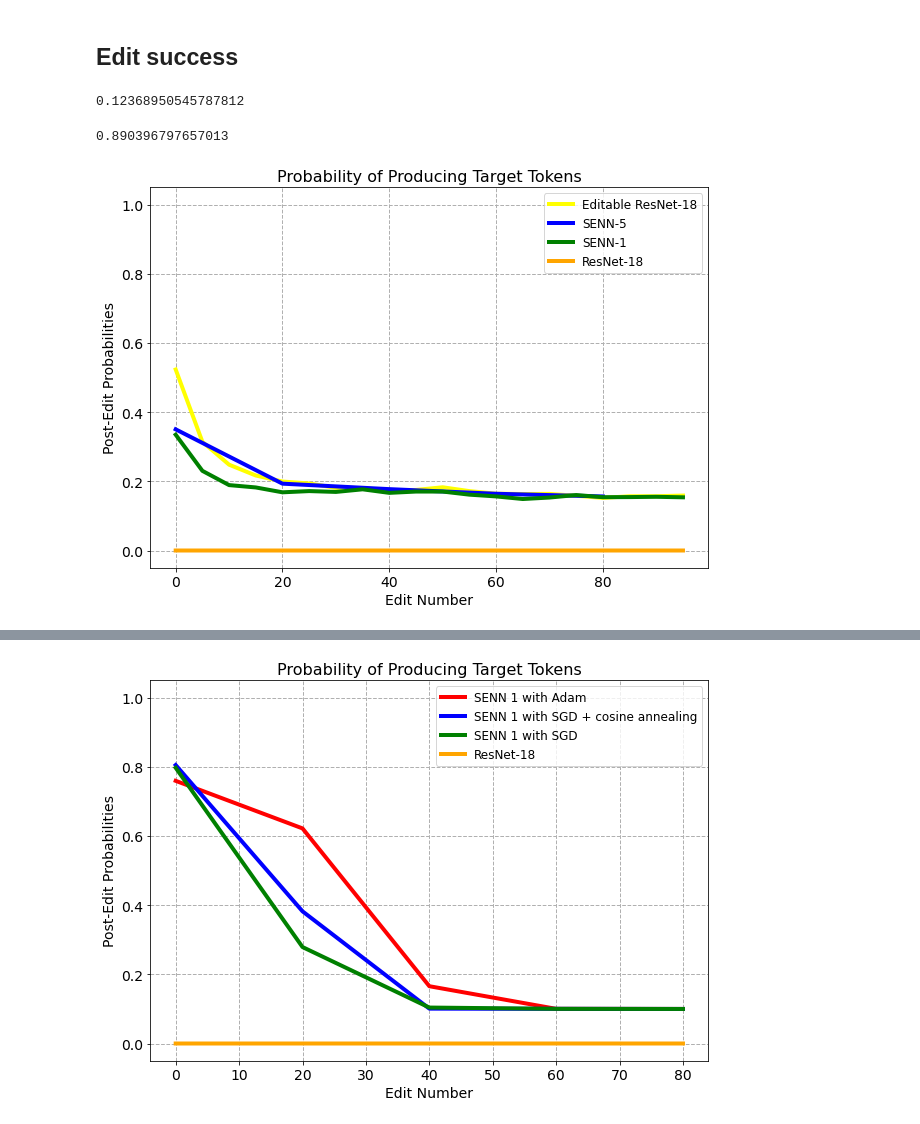
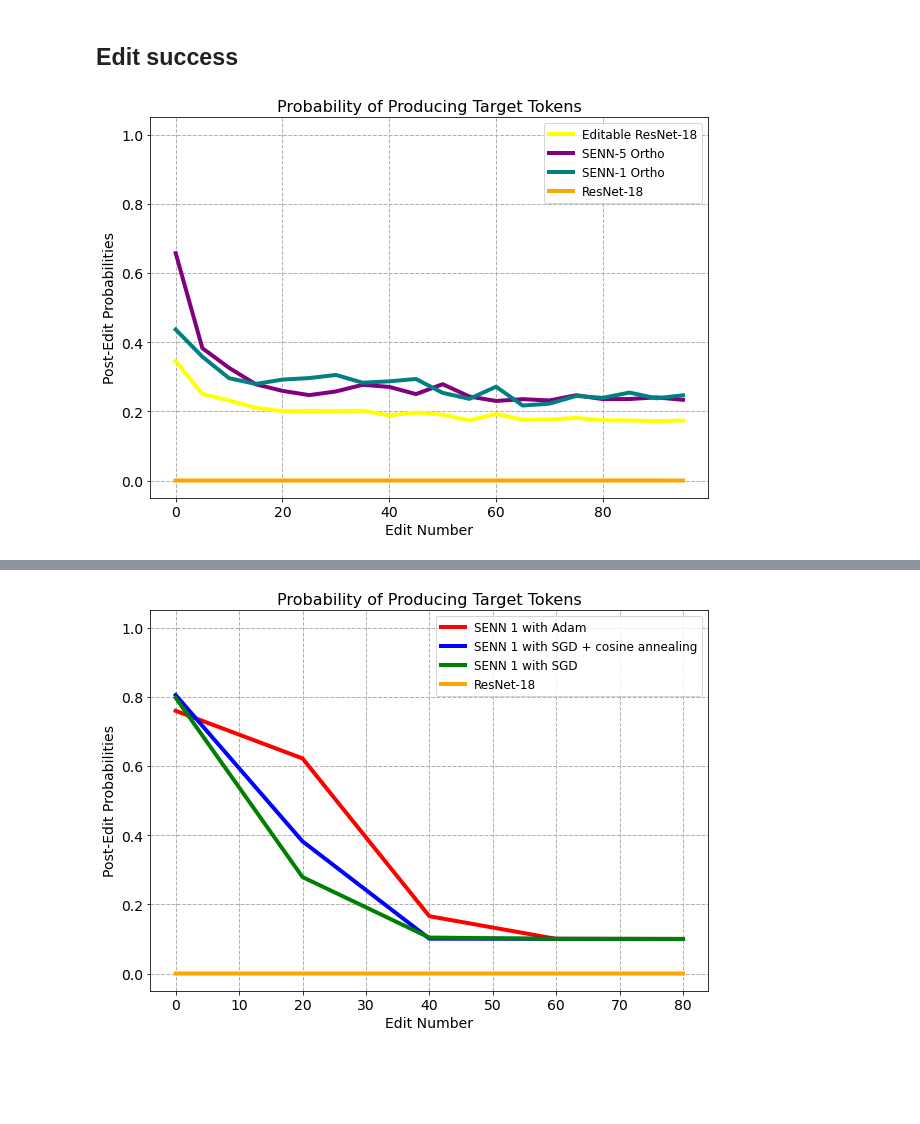
Before and after one commit to spencerbraun/editable_nlp, a Jupyter notebook: plots/Evaluation_Plots_Resnet.ipynb, the cells around one changed output, grey strips where cells are left out. Cells and saved outputs as stored; diff of their text form; code cells hidden in the pictures; blank space fills up the shorter version.

```diff
--- a/plots/Evaluation_Plots_Resnet.ipynb
+++ b/plots/Evaluation_Plots_Resnet.ipynb
@@ -13,15 +16,16 @@ import pandas as pd
 # %%
 # CIFAR-10
 # senn20 = pd.read_csv("../src/outputs/2021-05-17/17-45-51/eval/edit_success_finetune_epoch4_ts9999.2021-05-17.17-45-51")
-senn5 = pd.read_csv("../src/outputs/2021-05-21/08-11-28/eval/edit_success_finetune_epoch49_ts9999.2021-05-21.08-11-28")
-senn1 = pd.read_csv("../src/outputs/2021-05-21/03-20-39/eval/edit_success_finetune_epoch49_ts9999.2021-05-21.03-20-39")
+senn5 = pd.read_csv("../src/outputs/2021-05-21/16-09-26/eval/edit_success_resnet18_epoch20_ts4000.2021-05-21.16-09-26")
+senn1 = pd.read_csv("../src/outputs/2021-05-21/14-30-20/eval/edit_success_finetune_epoch99_ts9999.2021-05-21.14-30-20")
 
-# ortho5 = pd.read_csv("../src/outputs/2021-05-19/10-52-06/eval/edit_success_finetune_epoch99_ts9999.2021-05-19.10-52-06")
-ortho1 = pd.read_csv("../src/outputs/2021-05-21/01-55-39/eval/edit_success_resnet18_epoch17_ts3400.2021-05-21.01-55-39")
+ortho5 = pd.read_csv("../src/outputs/2021-05-22/08-36-49/eval/edit_success_resnet18_epoch69_ts13600.2021-05-22.08-36-49")
+# ortho1_alt = pd.read_csv("../src/outputs/2021-05-22/08-37-07/eval/edit_success_finetune_epoch99_ts9999.2021-05-22.08-37-07")
+ortho1 = pd.read_csv("../src/outputs/2021-05-21/22-31-15/eval/edit_success_finetune_epoch99_ts9999.2021-05-21.22-31-15")
 
 
 # senn_adam = pd.read_csv("../src/outputs/2021-05-18/12-02-44/eval/edit_success_finetune_epoch19_ts9999.2021-05-18.12-02-44")
 # senn_sgd = pd.read_csv("../src/outputs/2021-05-18/11-56-08/eval/edit_success_finetune_epoch19_ts9999.2021-05-18.11-56-08")
 # senn_cos = pd.read_csv("../src/outputs/2021-05-18/11-54-12/eval/edit_success_finetune_epoch19_ts9999.2021-05-18.11-54-12")
-enn = pd.read_csv("../src/outputs/2021-05-21/03-18-40/eval/edit_success_finetune_epoch49_ts9999.2021-05-21.03-18-40")
+enn = pd.read_csv("../src/outputs/2021-05-21/14-30-57/eval/edit_success_finetune_epoch49_ts9999.2021-05-21.14-30-57")
 base = pd.read_csv("../eval/edit_success_20210509.13.05.1620592304_finetune_epoch199_ts9999.20210429.19.04.1619750982")
@@ -28,15 +36,5 @@ base = pd.read_csv("../eval/edit_success_20210509.13.05.1620592304_finetune_epoc
 # %% [markdown]
 ## Edit success
-# %%
-ortho1_edit_probs = ortho1.query('edit_step == n_edit_steps').log_prob.apply(lambda x: np.mean(x)).reset_index(drop=True)
-np.mean([ortho1_edit_probs[0], ortho1_edit_probs[100], ortho1_edit_probs[200], ortho1_edit_probs[300], ortho1_edit_probs[400]])
-# %% [output]
-0.12368950545787812
-# %%
-enn_edit_probs = enn.query('edit_step == n_edit_steps').log_prob.apply(lambda x: np.mean(x)).reset_index(drop=True)
-np.mean([enn_edit_probs[0], enn_edit_probs[100], enn_edit_probs[200], enn_edit_probs[300], enn_edit_probs[400]])
-# %% [output]
-0.890396797657013
 # %%
 
 enn['grouping'] = (
@@ -77,12 +75,11 @@ senn20['grouping'] = (
         label="SENN-20", ax=ax
     )
 )
-'''
 
 senn5['grouping'] = (
     senn5
     .edit_number
-    .apply(lambda x: int(x /20) * 20)
+    .apply(lambda x: int(x / 5) * 5)
 )
 (
     senn5
@@ -93,7 +90,7 @@ senn5['grouping'] = (
     .reset_index()
     .plot(
         kind='line', x="grouping",y="log_prob",
-        figsize=(10,7), linewidth=4, color="blue",
+        figsize=(10,7), linewidth=4, color="black",
         label="SENN-5", ax=ax
     )
 )
@@ -116,8 +113,8 @@ senn1['grouping'] = (
         label="SENN-1", ax=ax
     )
 )
+'''
 
-'''
 ortho5['grouping'] = (
     ortho5
     .edit_number
@@ -137,7 +134,6 @@ ortho5['grouping'] = (
     )
 )
 
-
 ortho1['grouping'] = (
     ortho1
     .edit_number
@@ -156,37 +152,35 @@ ortho1['grouping'] = (
         label="SENN-1 Ortho", ax=ax
     )
 )
-
-'''
 
 base['grouping'] = (
     base
     .edit_number
     .apply(lambda x: int(x / 5) * 5)
 )
 (
     base
     .query('edit_step == n_edit_steps')
     .query('edit_number < 100')
     .groupby("grouping")
     .log_prob
     .apply(lambda x: np.mean(np.exp(x)))
     .reset_index()
     .plot(
         kind='line', x="grouping",y="log_prob",
         color='orange', figsize=(10,7), linewidth=4,
         label="ResNet-18", ax=ax
     )
 )
 
 plt.xlabel("Edit Number", fontsize=14)
 plt.xticks(fontsize=14)
 plt.ylabel("Post-Edit Probabilities", fontsize=14)
 plt.yticks(fontsize=14)
 plt.ylim(-0.05, 1.05)
 plt.title("Probability of Producing Target Tokens", fontsize=16)
 plt.legend(fontsize=12)
 plt.grid(linestyle='--', linewidth=1)
-plt.savefig('edit_success.png', bbox_inches='tight', facecolor="#ffffff")
+plt.savefig('prob_change.png', bbox_inches='tight', facecolor="#ffffff")
 # %% [output]
-[figure, old version]
+[figure, new version]
```
Also changed, not shown: parts of 10 cells of this notebook, 7 other files.
